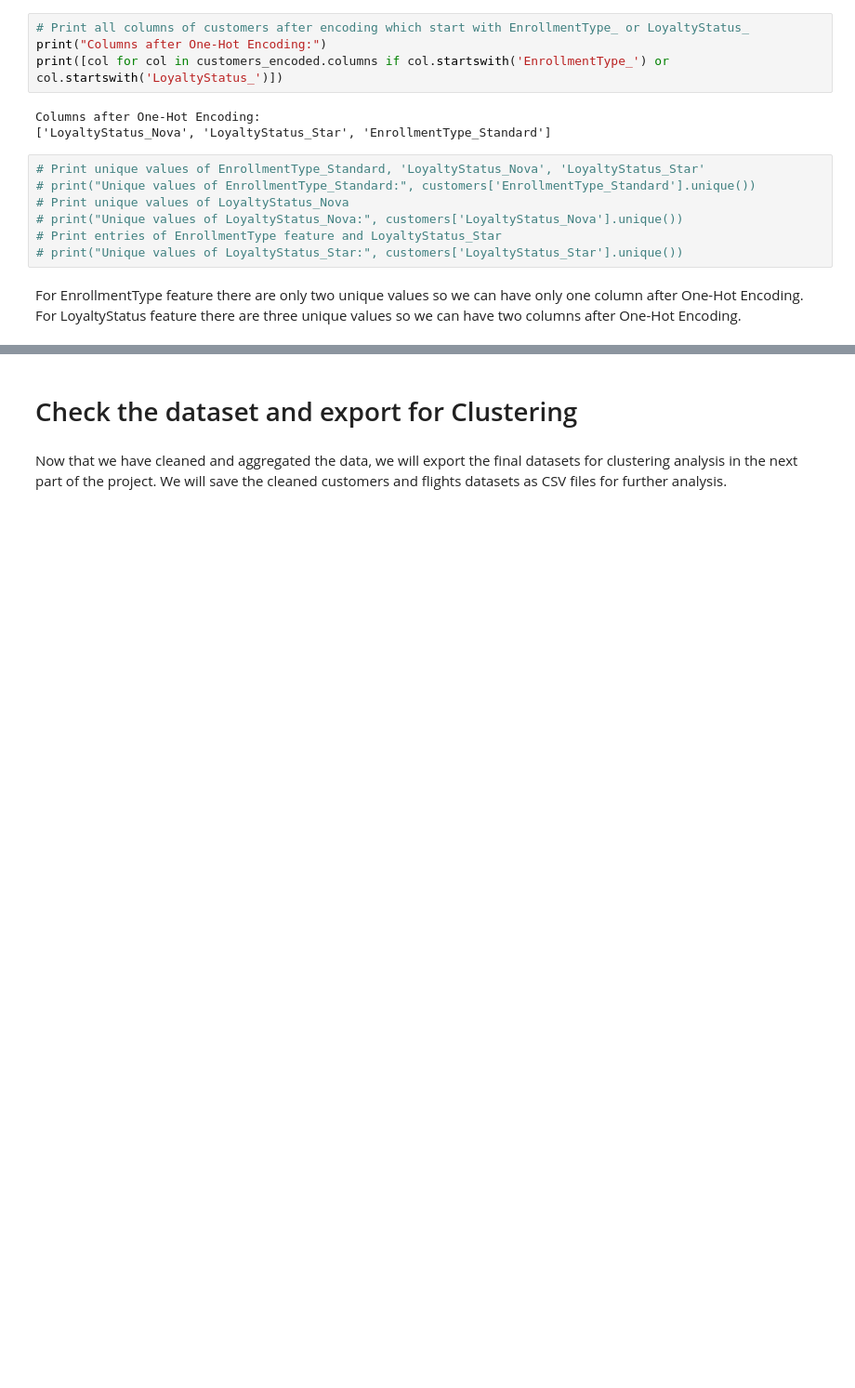
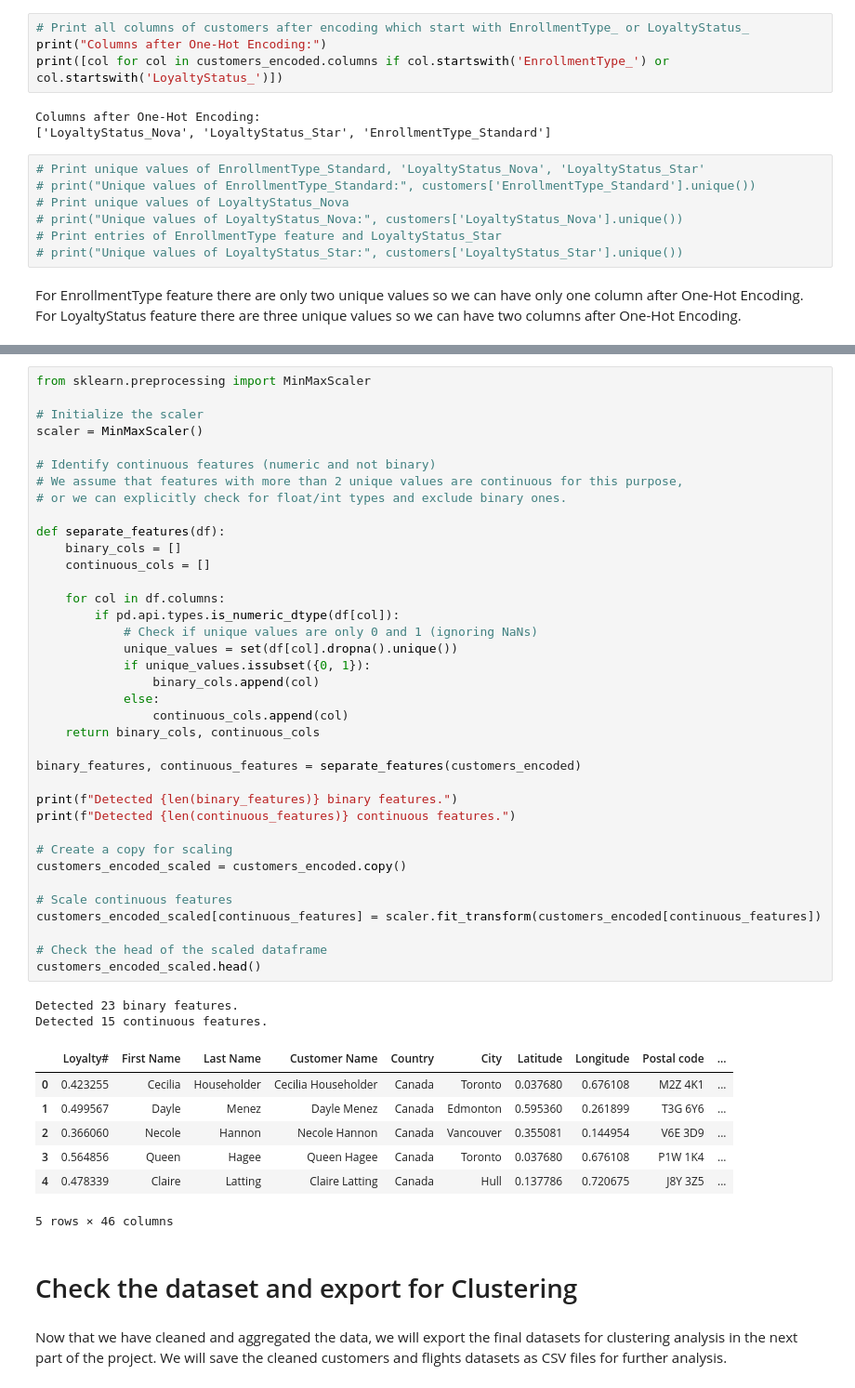
Before and after one commit to Mehmet1700/DataMining2025, a Jupyter notebook: notebooks_deliverable2/00_Data_processing_Feature_Engineering.ipynb, the cells around one changed output, grey strips where cells are left out. Shown: that part at 93% size. Drawn from its saved outputs; the diff is of its cells as text; blank space fills up the shorter version.

Commit message:
Put Scaling from notebook 1,2,3 to notebook o to reduce redundancy and make the code more efficient. Rerun the notebook 0 to create the dataset new.

```diff
--- a/notebooks_deliverable2/00_Data_processing_Feature_Engineering.ipynb
+++ b/notebooks_deliverable2/00_Data_processing_Feature_Engineering.ipynb
@@ -1133,3 +1251,50 @@ For LoyaltyStatus feature there are three unique values so we can have two colum
+# %%
+from sklearn.preprocessing import MinMaxScaler
+
+# Initialize the scaler
+scaler = MinMaxScaler()
+
+# Identify continuous features (numeric and not binary)
+# We assume that features with more than 2 unique values are continuous for this purpose,
+# or we can explicitly check for float/int types and exclude binary ones.
+
+def separate_features(df):
+    binary_cols = []
+    continuous_cols = []
+
+    for col in df.columns:
+        if pd.api.types.is_numeric_dtype(df[col]):
+            # Check if unique values are only 0 and 1 (ignoring NaNs)
+            unique_values = set(df[col].dropna().unique())
+            if unique_values.issubset({0, 1}):
+                binary_cols.append(col)
+            else:
+                continuous_cols.append(col)
+    return binary_cols, continuous_cols
+
+binary_features, continuous_features = separate_features(customers_encoded)
+
+print(f"Detected {len(binary_features)} binary features.")
+print(f"Detected {len(continuous_features)} continuous features.")
+
+# Create a copy for scaling
+customers_encoded_scaled = customers_encoded.copy()
+
+# Scale continuous features
+customers_encoded_scaled[continuous_features] = scaler.fit_transform(customers_encoded[continuous_features])
+
+# Check the head of the scaled dataframe
+customers_encoded_scaled.head()
+# %% [output]
+Detected 23 binary features.
+Detected 15 continuous features.
+|  | Loyalty# | First Name | Last Name | Customer Name | Country | City | Latitude | Longitude | Postal code | ... |
+| 0 | 0.423255 | Cecilia | Householder | Cecilia Householder | Canada | Toronto | 0.037680 | 0.676108 | M2Z 4K1 | ... |
+| 1 | 0.499567 | Dayle | Menez | Dayle Menez | Canada | Edmonton | 0.595360 | 0.261899 | T3G 6Y6 | ... |
+| 2 | 0.366060 | Necole | Hannon | Necole Hannon | Canada | Vancouver | 0.355081 | 0.144954 | V6E 3D9 | ... |
+| 3 | 0.564856 | Queen | Hagee | Queen Hagee | Canada | Toronto | 0.037680 | 0.676108 | P1W 1K4 | ... |
+| 4 | 0.478339 | Claire | Latting | Claire Latting | Canada | Hull | 0.137786 | 0.720675 | J8Y 3Z5 | ... |
+5 rows × 46 columns
 # %% [markdown]
 # Check the dataset and export for Clustering
 # %% [markdown]
```
Also changed, not shown: parts of 13 cells of this notebook, 6 other files.
